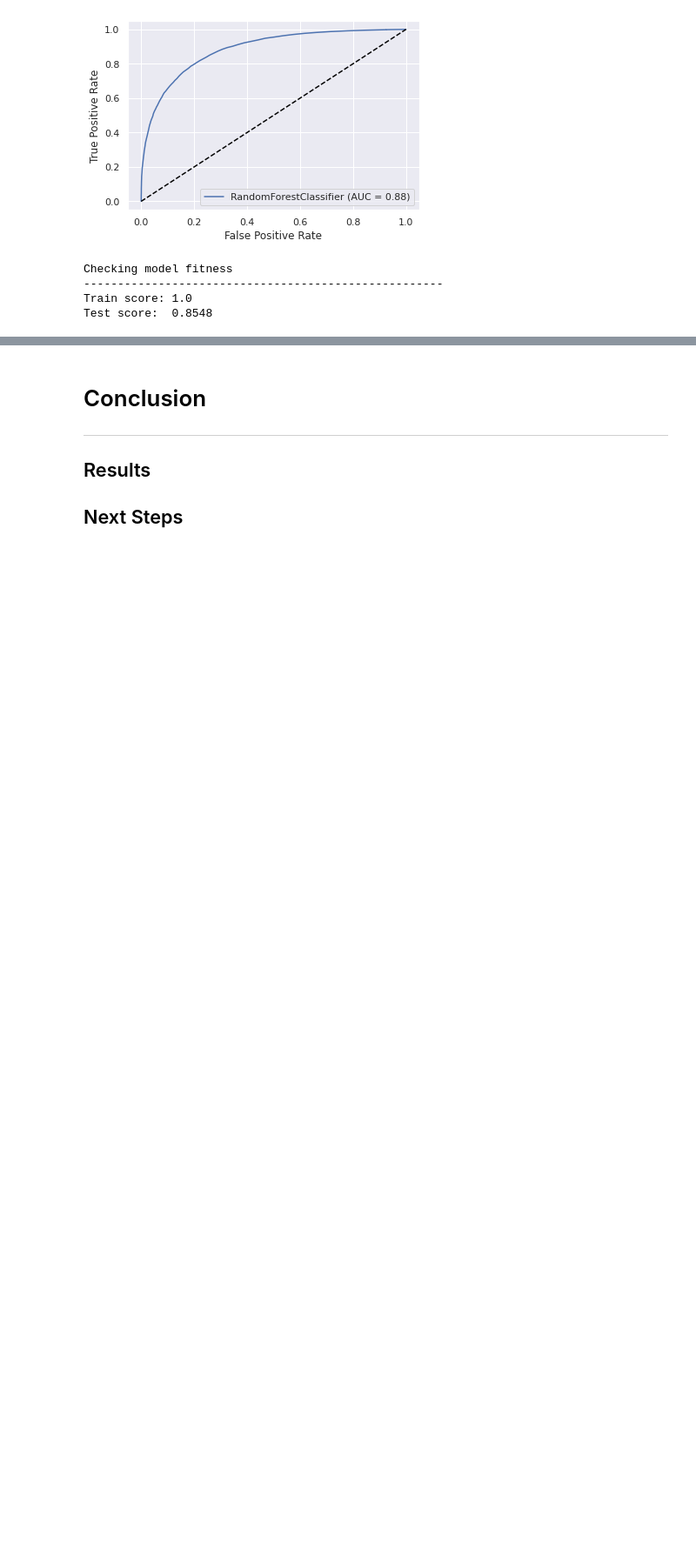
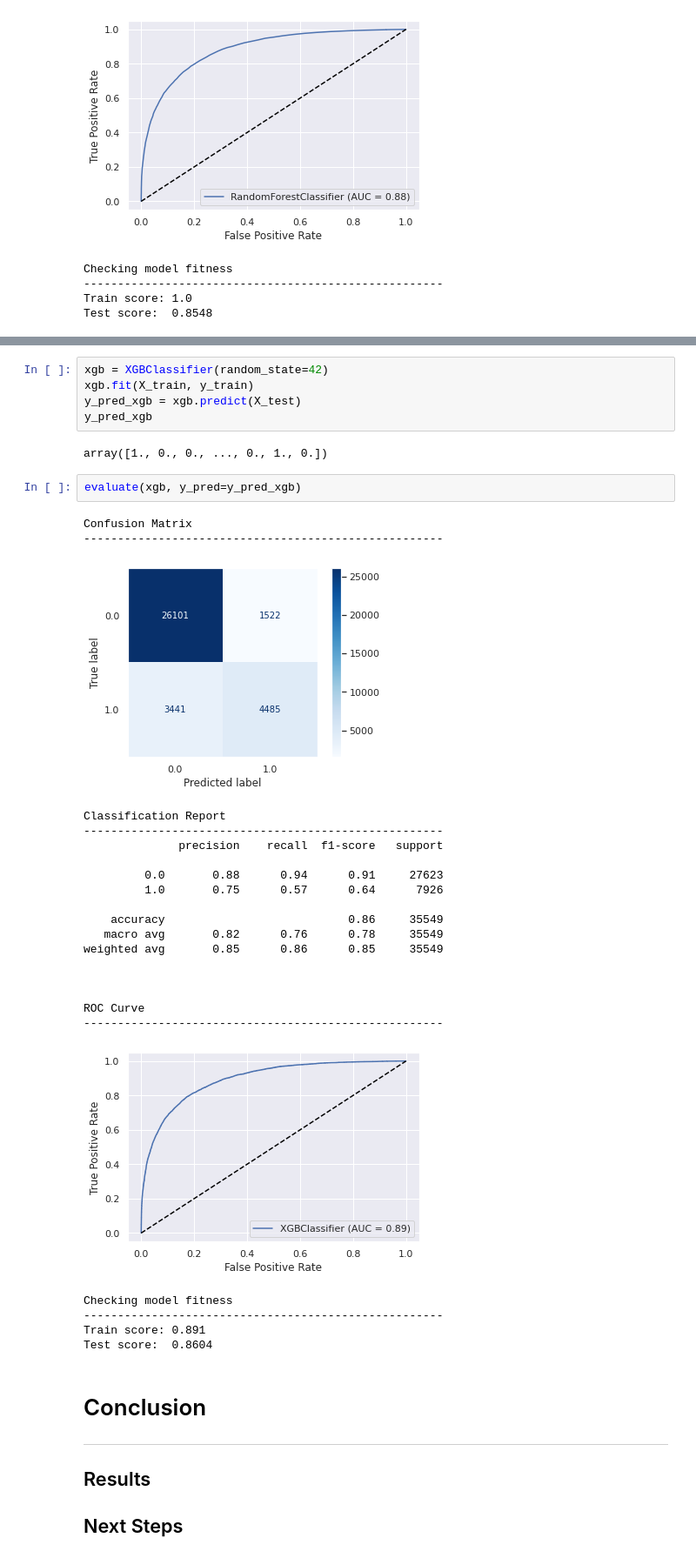
Before and after one commit to tjkyner/australian-rain-prediction, a Jupyter notebook: notebook.ipynb, the cells around one changed output, grey strips where cells are left out. Shown: that part at 87% size. Drawn from its saved outputs; the diff is of its cells as text; blank space fills up the shorter version.

Commit message:
xgboost base model

```diff
--- a/notebook.ipynb
+++ b/notebook.ipynb
@@ -936,3 +940,36 @@ Test score:  0.8548
+# %%
+xgb = XGBClassifier(random_state=42)
+xgb.fit(X_train, y_train)
+y_pred_xgb = xgb.predict(X_test)
+y_pred_xgb
+# %% [output]
+array([1., 0., 0., ..., 0., 1., 0.])
+# %%
+evaluate(xgb, y_pred=y_pred_xgb)
+# %% [output]
+Confusion Matrix
+-----------------------------------------------------
+[figure, added]
+Classification Report
+-----------------------------------------------------
+              precision    recall  f1-score   support
+
+         0.0       0.88      0.94      0.91     27623
+         1.0       0.75      0.57      0.64      7926
+
+    accuracy                           0.86     35549
+   macro avg       0.82      0.76      0.78     35549
+weighted avg       0.85      0.86      0.85     35549
+
+
+
+ROC Curve
+-----------------------------------------------------
+[figure, added]
+Checking model fitness
+-----------------------------------------------------
+Train score: 0.891
+Test score:  0.8604
 # %% [markdown]
 # Conclusion
 ---
```
Also changed, not shown: parts of 2 cells of this notebook.
